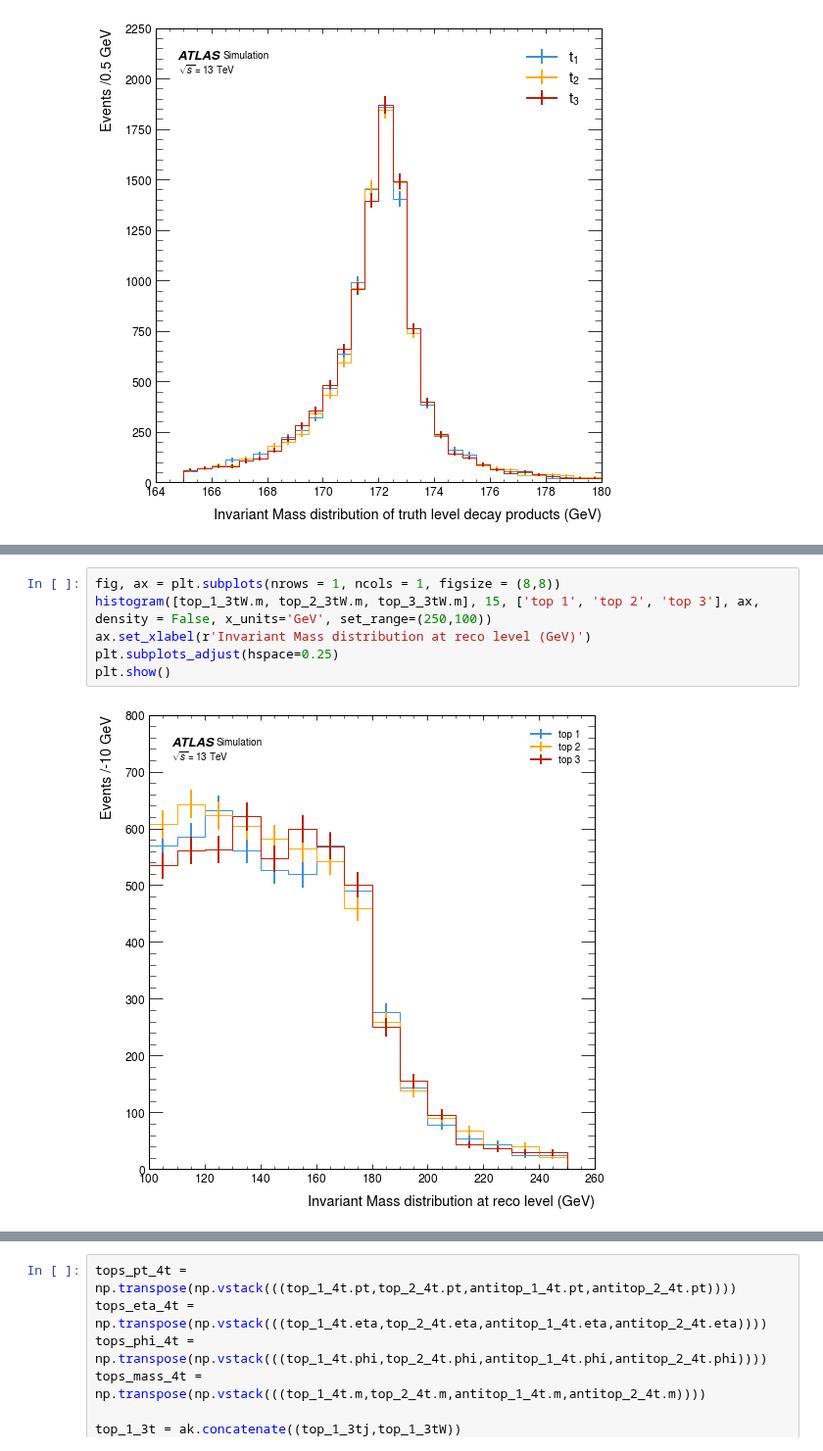
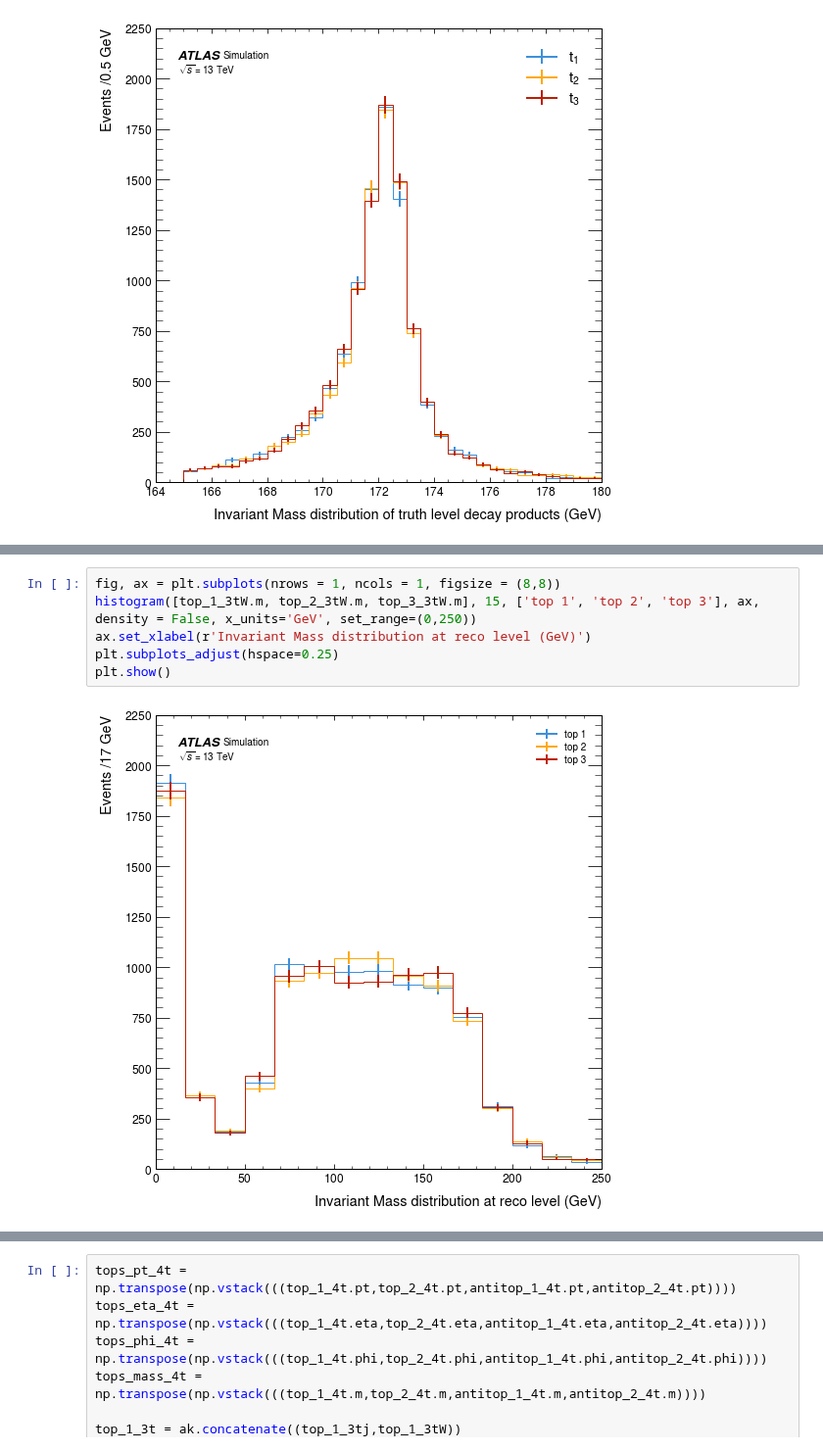
Before and after one commit to archiebrooks02/MPHYS-4Top, a Jupyter notebook: matching.ipynb, the cells around one changed output, grey strips where cells are left out. Shown at 98% size. Drawn from its saved outputs; the diff is of its cells as text.

```diff
--- a/matching.ipynb
+++ b/matching.ipynb
@@ -400,11 +522,11 @@ top_3_3tW = ak.flatten(np.sum(top_3_particles_3tW, axis=1))
 # %%
 fig, ax = plt.subplots(nrows = 1, ncols = 1, figsize = (8,8))
-histogram([top_1_3tW.m, top_2_3tW.m, top_3_3tW.m], 15, ['top 1', 'top 2', 'top 3'], ax, density = False, x_units='GeV', set_range=(250,100))
+histogram([top_1_3tW.m, top_2_3tW.m, top_3_3tW.m], 15, ['top 1', 'top 2', 'top 3'], ax, density = False, x_units='GeV', set_range=(0,250))
 ax.set_xlabel(r'Invariant Mass distribution at reco level (GeV)')
 plt.subplots_adjust(hspace=0.25)
 plt.show()
 # %% [output]
-[figure, old version]
+[figure, new version]
 # %%
 print(len(top_1_4t.pt),len(top_2_4t.pt),len(antitop_1_4t.pt),len(antitop_2_4t.pt))
 # %% [output]
```
Also changed, not shown: parts of 22 cells of this notebook.
